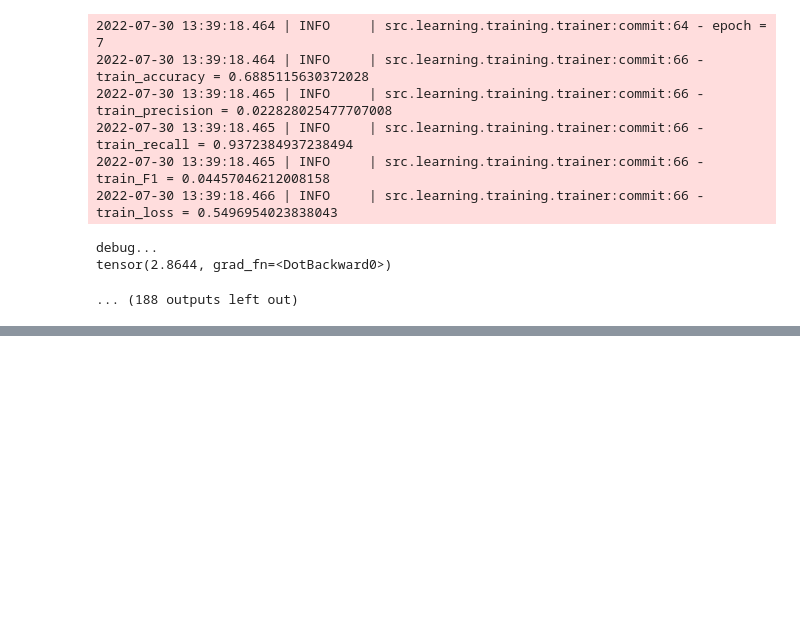
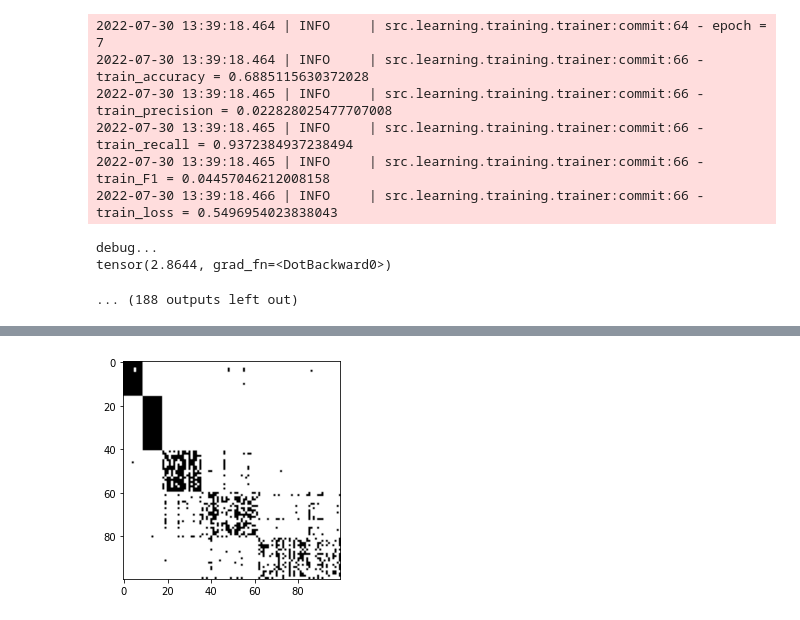
Before and after one commit to WenXinDong2018/bipartite_graph_representation, a Jupyter notebook: src/learning/notebooks/demo.ipynb, the cells around one changed output, grey strips where cells are left out. Drawn from its saved outputs; the diff is of its cells as text; code cells hidden in the pictures; blank space fills up the shorter version.

Commit message:
transE

```diff
--- a/src/learning/notebooks/demo.ipynb
+++ b/src/learning/notebooks/demo.ipynb
@@ -248,0 +250,2 @@ time: 74.2 ms (started: 2022-07-30 14:45:12 -07:00)
+# %%
+reconstructed_by_transE = transE(data_path, dim=4)
@@ -248,0 +322,5 @@ time: 74.2 ms (started: 2022-07-30 14:45:12 -07:00)
+# %%
+plt.imshow(reconstructed_by_transE.todense(), "Greys")
+plt.show()
+# %% [output]
+[figure, added]
```
Also changed, not shown: parts of 9 cells of this notebook, 3 other files.
